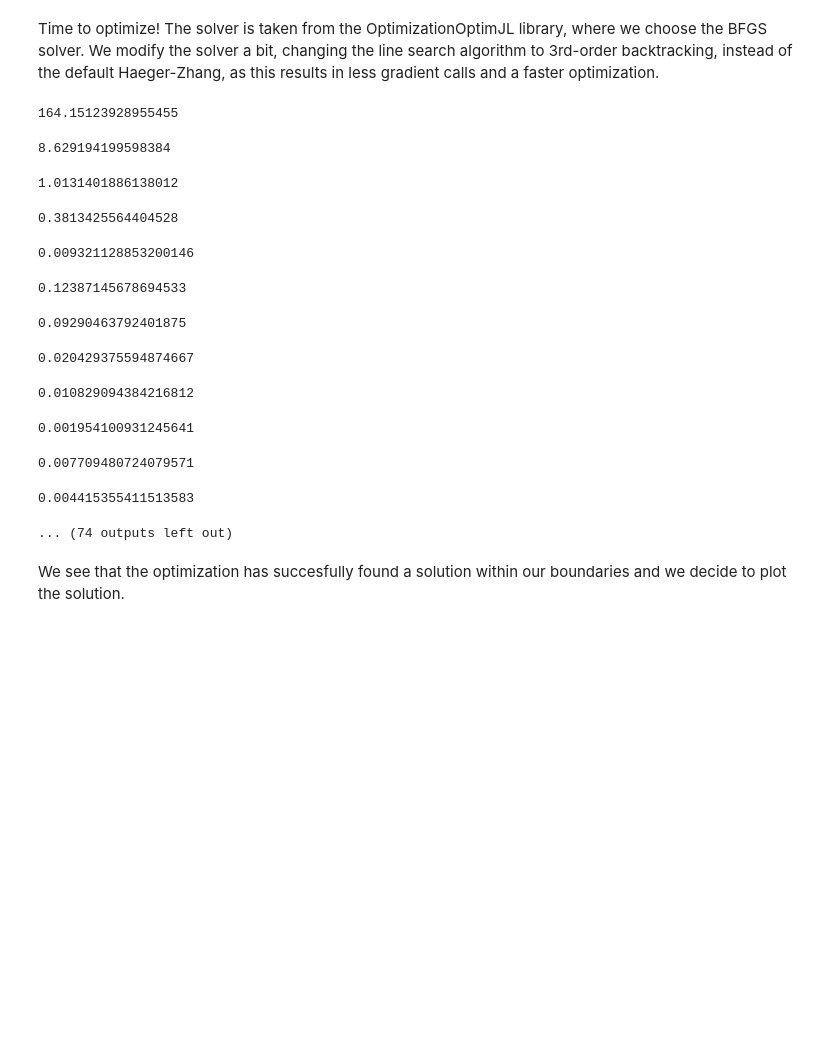
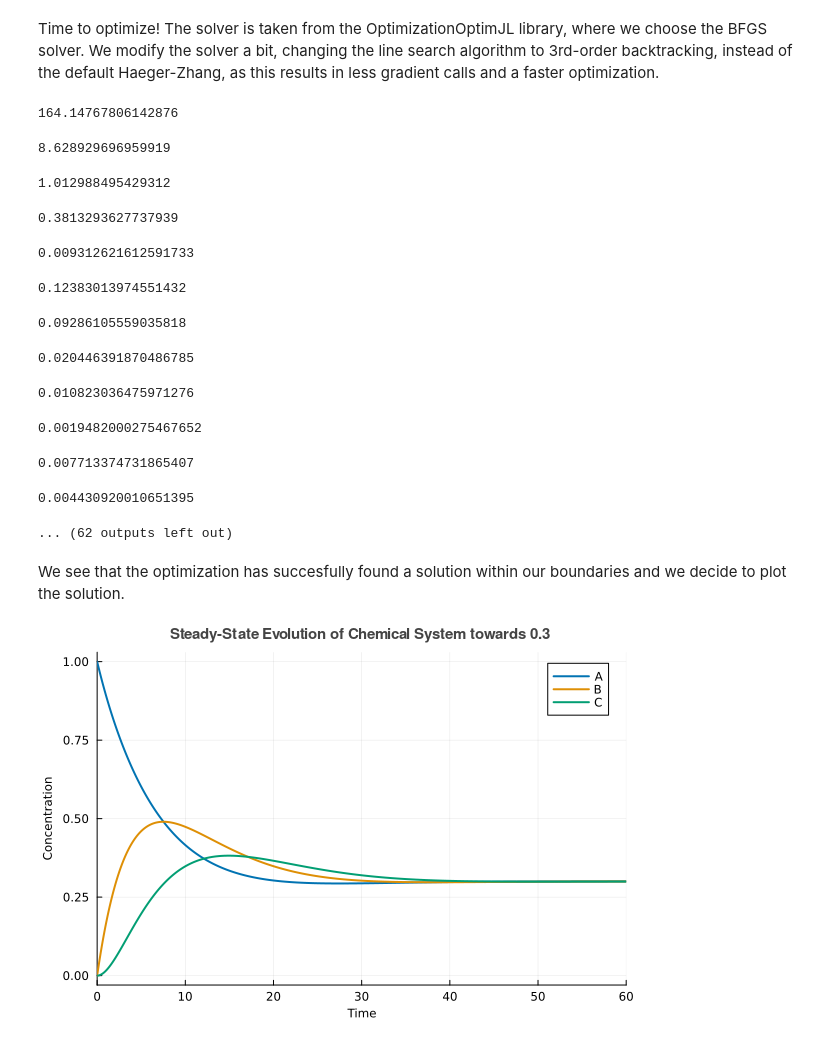
Before and after one commit to max-de-rooij/julia-ode-tutorial, a Jupyter notebook: 4-parameter-estimation.ipynb, the cells around one changed output. Drawn from its saved outputs; the diff is of its cells as text; code cells hidden in the pictures; blank space fills up the shorter version.

```diff
--- a/4-parameter-estimation.ipynb
+++ b/4-parameter-estimation.ipynb
@@ -23,7 +23,7 @@ function chemsys!(du, u, p, t)
 end;
 
 # parameters
-u0 = [1.8, 0., 0.]
+u0 = [1., 0., 0.]
 initial_p = [0.1, 0.15, 0.07, 0.12]
 tspan = (0., 500.)
 
@@ -65,29 +65,30 @@ end
 # %% [markdown]
 Time to optimize! The solver is taken from the OptimizationOptimJL library, where we choose the BFGS solver. We modify the solver a bit, changing the line search algorithm to 3rd-order backtracking, instead of the default Haeger-Zhang, as this results in less gradient calls and a faster optimization.
 # %%
-using OptimizationOptimJL, LineSearches
 opt_problem = Optimization.OptimizationProblem(optf, initial_p, lb = [0.,0.,0.,0.], ub=[0.2,0.2,0.2,0.2]);
 sol     = Optimization.solve(opt_problem, BFGS(linesearch=BackTracking(order=3)), callback=callback)
 print(sol)
 # %% [output]
-164.15123928955455
+164.14767806142876
-8.629194199598384
+8.628929696959919
-1.0131401886138012
+1.012988495429312
-0.3813425564404528
+0.3813293627737939
-0.009321128853200146
+0.009312621612591733
-0.12387145678694533
+0.12383013974551432
-0.09290463792401875
+0.09286105559035818
-0.020429375594874667
+0.020446391870486785
-0.010829094384216812
+0.010823036475971276
-0.001954100931245641
+0.0019482000275467652
-0.007709480724079571
+0.007713374731865407
-0.004415355411513583
+0.004430920010651395
-... (74 outputs left out)
+... (62 outputs left out)
 # %% [markdown]
 We see that the optimization has succesfully found a solution within our boundaries and we decide to plot the solution.
 # %%
-new_system = remake(problem, p = sol.u, tspan=(0.,200.))
+new_system = remake(problem, p = sol.u, tspan=(0.,60.))
 new_ode_solution = DifferentialEquations.solve(new_system)
 plot(new_ode_solution, linewidth=2, labels=["A" "B" "C"], xlabel="Time", ylabel="Concentration",
 labelfontsize=8, title="Steady-State Evolution of Chemical System towards 0.3",
-titlefontsize = 10, titlefontfamily = "Helvetica Bold")
+titlefontsize = 10, titlefontfamily = "Helvetica Bold", palette=:seaborn_colorblind)
+# %% [output]
+[figure, added]
```
Also changed, not shown: parts of 11 cells of this notebook, 9 other files.
